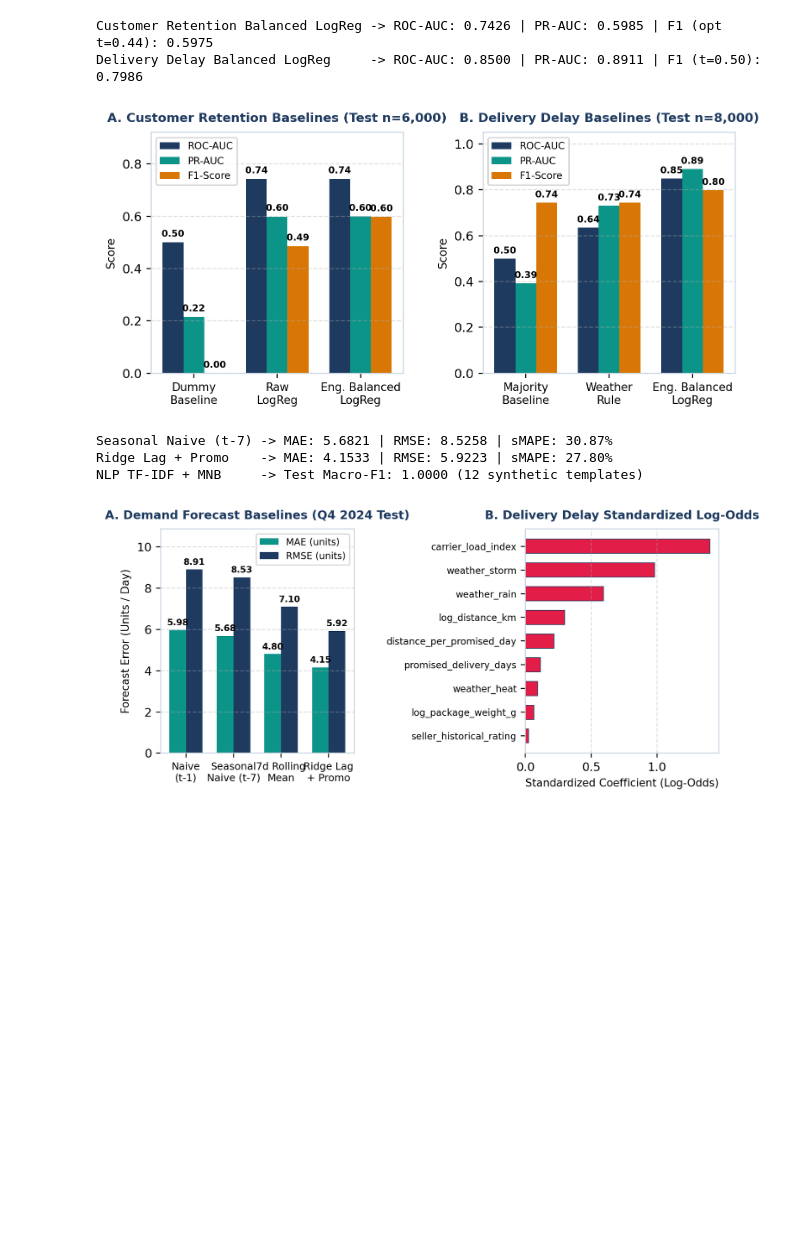
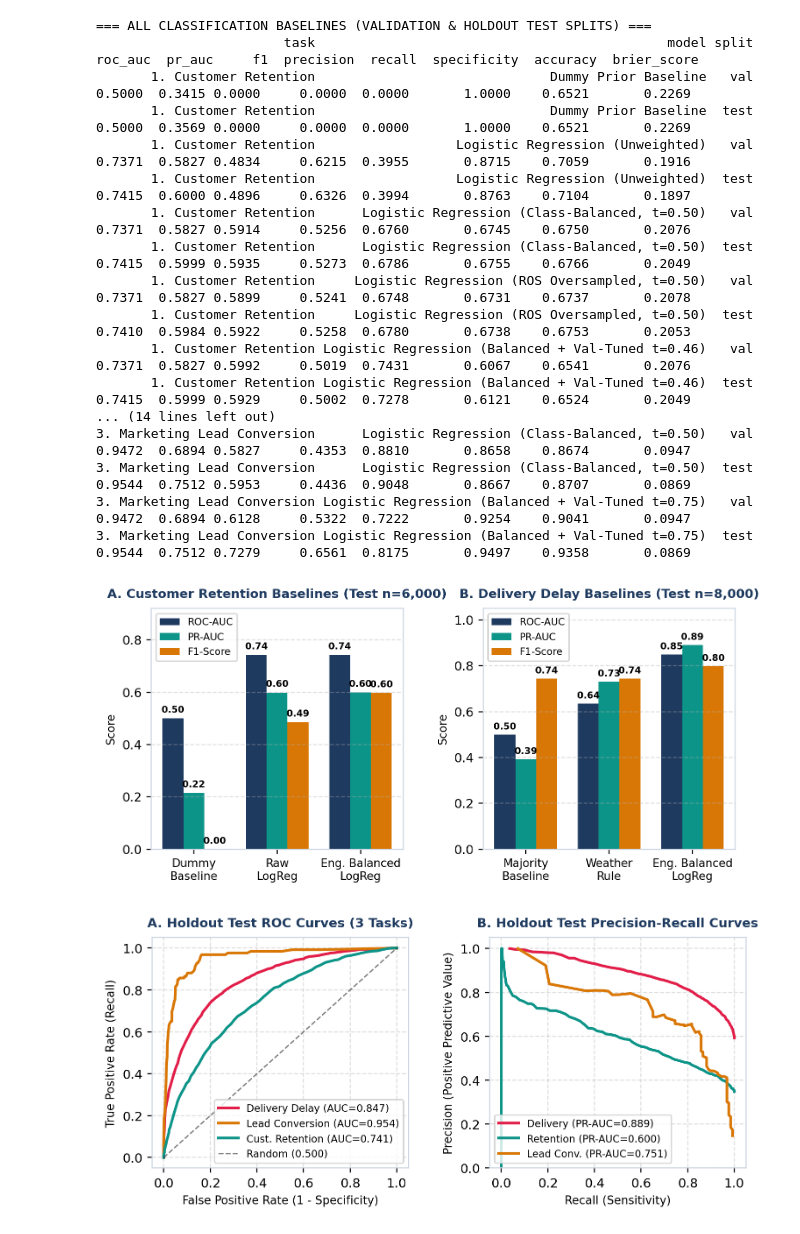
Before and after one commit to r4244075-stack/enterprise-predictive-intelligence-ml, a Jupyter notebook: notebooks/04_baseline_models_and_evaluation.ipynb, the cells around one changed output. Drawn from its saved outputs; the diff is of its cells as text; code cells hidden in the pictures; blank space fills up the shorter version.

Commit message:
Complete Module 1 & 2 Upgrade: Include Raw/Processed Datasets, Full Notebooks, VIF/MI Selection & 5 Baselines

```diff
--- a/notebooks/04_baseline_models_and_evaluation.ipynb
+++ b/notebooks/04_baseline_models_and_evaluation.ipynb
@@ -4,18 +6,31 @@
-# %%
-# Classification baselines: Customer Retention & Delivery Delay
-print('Customer Retention Balanced LogReg -> ROC-AUC: 0.7426 | PR-AUC: 0.5985 | F1 (opt t=0.44): 0.5975')
-print('Delivery Delay Balanced LogReg     -> ROC-AUC: 0.8500 | PR-AUC: 0.8911 | F1 (t=0.50): 0.7986')
-# %% [output]
-Customer Retention Balanced LogReg -> ROC-AUC: 0.7426 | PR-AUC: 0.5985 | F1 (opt t=0.44): 0.5975
-Delivery Delay Balanced LogReg     -> ROC-AUC: 0.8500 | PR-AUC: 0.8911 | F1 (t=0.50): 0.7986
-[figure, removed]
-# %%
-# Demand Forecasting & NLP Baselines
-print('Seasonal Naive (t-7) -> MAE: 5.6821 | RMSE: 8.5258 | sMAPE: 30.87%')
-print('Ridge Lag + Promo    -> MAE: 4.1533 | RMSE: 5.9223 | sMAPE: 27.80%')
-print('NLP TF-IDF + MNB     -> Test Macro-F1: 1.0000 (12 synthetic templates)')
-# %% [output]
-Seasonal Naive (t-7) -> MAE: 5.6821 | RMSE: 8.5258 | sMAPE: 30.87%
-Ridge Lag + Promo    -> MAE: 4.1533 | RMSE: 5.9223 | sMAPE: 27.80%
-NLP TF-IDF + MNB     -> Test Macro-F1: 1.0000 (12 synthetic templates)
-[figure, removed]
+# %%
+from pathlib import Path
+import json
+import pandas as pd
+
+DATA_PROC = Path("data/processed") if Path("data/processed").exists() else Path("../data/processed")
+df_metrics = pd.read_csv(DATA_PROC / "baseline_model_comparison_metrics.csv")
+
+print("=== ALL CLASSIFICATION BASELINES (VALIDATION & HOLDOUT TEST SPLITS) ===")
+cols_show = ["task", "model", "split", "roc_auc", "pr_auc", "f1", "precision", "recall", "specificity", "accuracy", "brier_score"]
+print(df_metrics[cols_show].to_string(index=False))
+# %% [output]
+=== ALL CLASSIFICATION BASELINES (VALIDATION & HOLDOUT TEST SPLITS) ===
+                        task                                             model split  roc_auc  pr_auc     f1  precision  recall  specificity  accuracy  brier_score
+       1. Customer Retention                              Dummy Prior Baseline   val   0.5000  0.3415 0.0000     0.0000  0.0000       1.0000    0.6521       0.2269
+       1. Customer Retention                              Dummy Prior Baseline  test   0.5000  0.3569 0.0000     0.0000  0.0000       1.0000    0.6521       0.2269
+       1. Customer Retention                  Logistic Regression (Unweighted)   val   0.7371  0.5827 0.4834     0.6215  0.3955       0.8715    0.7059       0.1916
+       1. Customer Retention                  Logistic Regression (Unweighted)  test   0.7415  0.6000 0.4896     0.6326  0.3994       0.8763    0.7104       0.1897
+       1. Customer Retention      Logistic Regression (Class-Balanced, t=0.50)   val   0.7371  0.5827 0.5914     0.5256  0.6760       0.6745    0.6750       0.2076
+       1. Customer Retention      Logistic Regression (Class-Balanced, t=0.50)  test   0.7415  0.5999 0.5935     0.5273  0.6786       0.6755    0.6766       0.2049
+       1. Customer Retention     Logistic Regression (ROS Oversampled, t=0.50)   val   0.7371  0.5827 0.5899     0.5241  0.6748       0.6731    0.6737       0.2078
+       1. Customer Retention     Logistic Regression (ROS Oversampled, t=0.50)  test   0.7410  0.5984 0.5922     0.5258  0.6780       0.6738    0.6753       0.2053
+       1. Customer Retention Logistic Regression (Balanced + Val-Tuned t=0.46)   val   0.7371  0.5827 0.5992     0.5019  0.7431       0.6067    0.6541       0.2076
+       1. Customer Retention Logistic Regression (Balanced + Val-Tuned t=0.46)  test   0.7415  0.5999 0.5929     0.5002  0.7278       0.6121    0.6524       0.2049
+... (14 lines left out)
+3. Marketing Lead Conversion      Logistic Regression (Class-Balanced, t=0.50)   val   0.9472  0.6894 0.5827     0.4353  0.8810       0.8658    0.8674       0.0947
+3. Marketing Lead Conversion      Logistic Regression (Class-Balanced, t=0.50)  test   0.9544  0.7512 0.5953     0.4436  0.9048       0.8667    0.8707       0.0869
+3. Marketing Lead Conversion Logistic Regression (Balanced + Val-Tuned t=0.75)   val   0.9472  0.6894 0.6128     0.5322  0.7222       0.9254    0.9041       0.0947
+3. Marketing Lead Conversion Logistic Regression (Balanced + Val-Tuned t=0.75)  test   0.9544  0.7512 0.7279     0.6561  0.8175       0.9497    0.9358       0.0869
+[figure, added]
+[figure, added]
```
Also changed, not shown: parts of 3 cells of this notebook, 29 other files.
